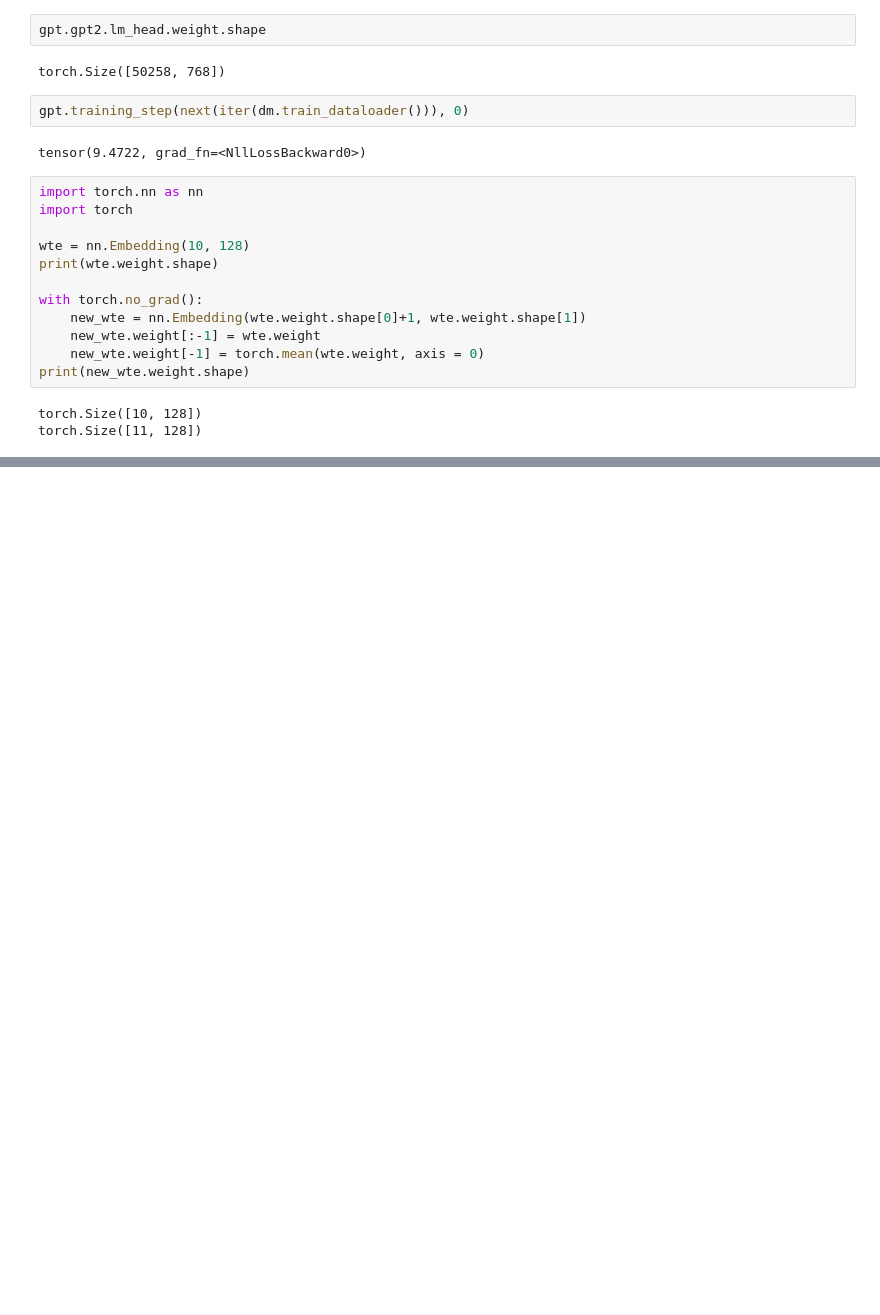
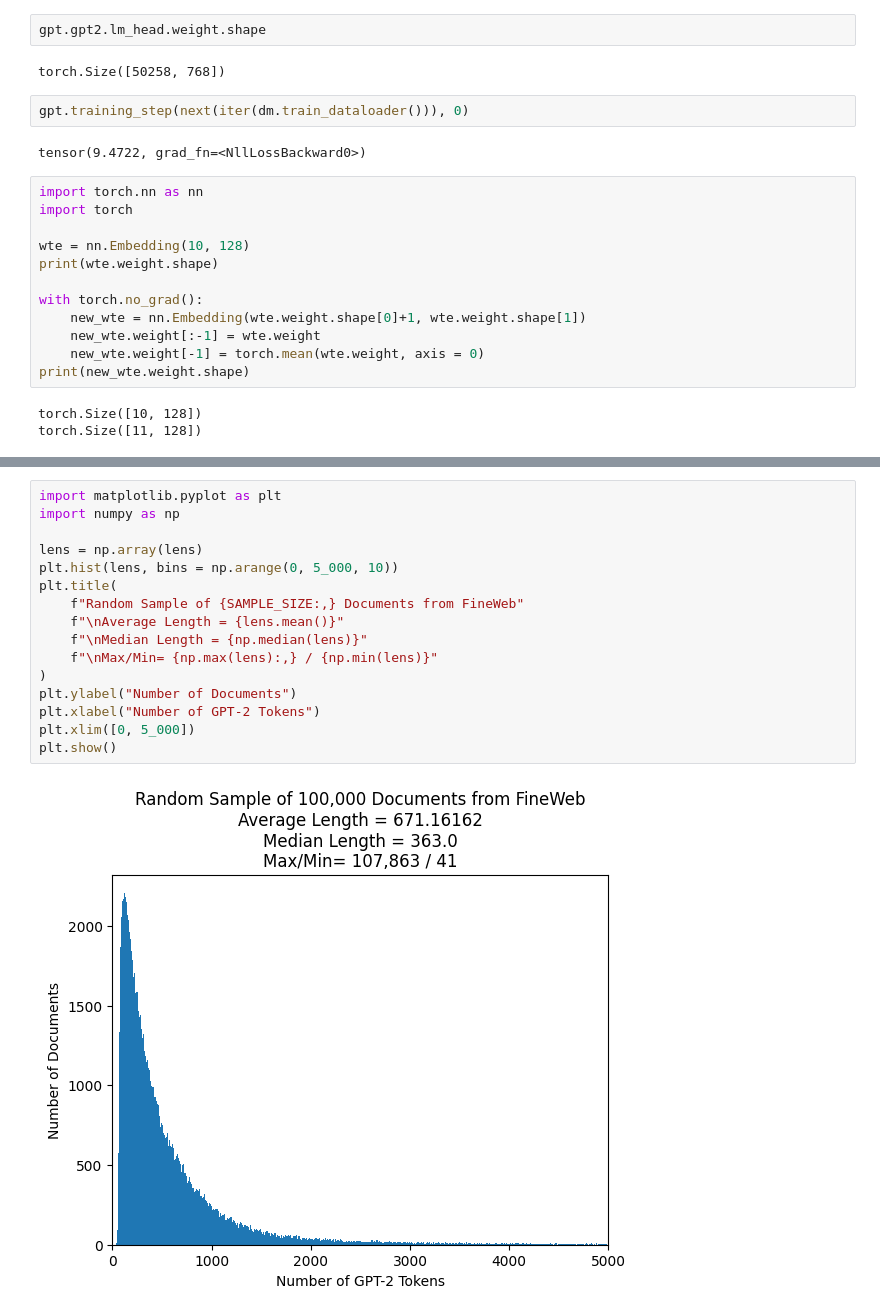
Before and after one commit to giacomo-ciro/diffusion-llms, a Jupyter notebook: diffusion-llms/main.ipynb, the cells around one changed output, grey strips where cells are left out. Drawn from its saved outputs; the diff is of its cells as text; blank space fills up the shorter version.

```diff
--- a/diffusion-llms/main.ipynb
+++ b/diffusion-llms/main.ipynb
@@ -108,0 +174,18 @@ torch.Size([11, 128])
+# %%
+import matplotlib.pyplot as plt
+import numpy as np
+
+lens = np.array(lens)
+plt.hist(lens, bins = np.arange(0, 5_000, 10))
+plt.title(
+    f"Random Sample of {SAMPLE_SIZE:,} Documents from FineWeb"
+    f"\nAverage Length = {lens.mean()}"
+    f"\nMedian Length = {np.median(lens)}"
+    f"\nMax/Min= {np.max(lens):,} / {np.min(lens)}"
+)
+plt.ylabel("Number of Documents")
+plt.xlabel("Number of GPT-2 Tokens")
+plt.xlim([0, 5_000])
+plt.show()
+# %% [output]
+[figure, added]
```
Also changed, not shown: parts of 5 cells of this notebook, 4 other files.
